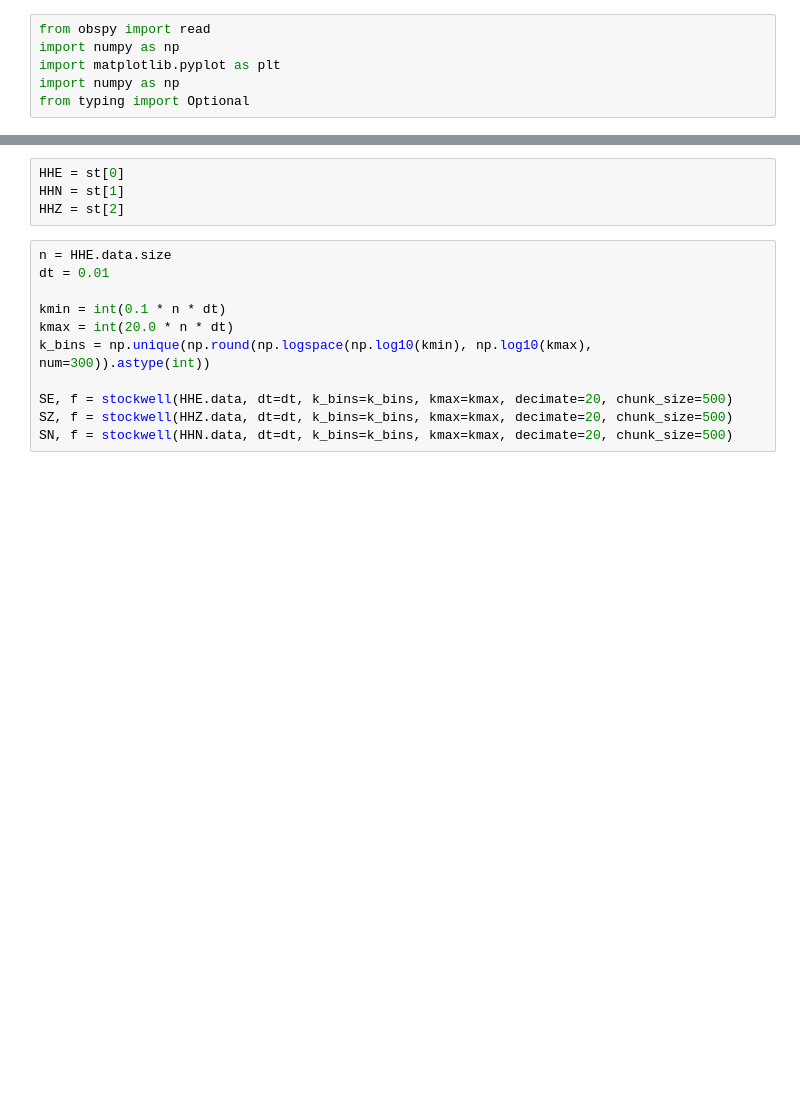
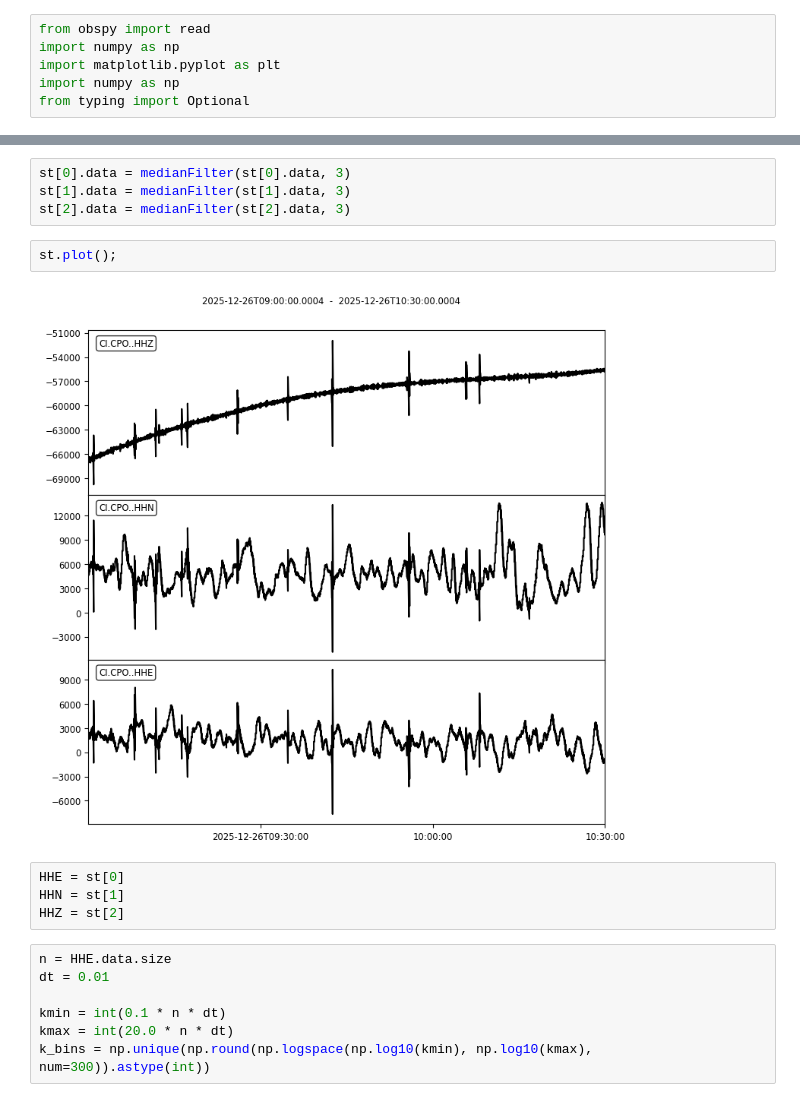
Before and after one commit to twdavisx/Stockwell, a Jupyter notebook: datacollection/HVSTR.ipynb, the cells around one changed output, grey strips where cells are left out. Cells and saved outputs as stored; diff of their text form; blank space fills up the shorter version.

```diff
--- a/datacollection/HVSTR.ipynb
+++ b/datacollection/HVSTR.ipynb
@@ -119,3 +145,11 @@ def stockwell(
+# %%
+st[0].data = medianFilter(st[0].data, 3)
+st[1].data = medianFilter(st[1].data, 3)
+st[2].data = medianFilter(st[2].data, 3)
+# %%
+st.plot();
+# %% [output]
+[figure, added]
 # %%
 HHE = st[0]
 HHN = st[1]
@@ -127,7 +161,3 @@ dt = 0.01
 kmin = int(0.1 * n * dt)
 kmax = int(20.0 * n * dt)
 k_bins = np.unique(np.round(np.logspace(np.log10(kmin), np.log10(kmax), num=300)).astype(int))
-
-SE, f = stockwell(HHE.data, dt=dt, k_bins=k_bins, kmax=kmax, decimate=20, chunk_size=500)
-SZ, f = stockwell(HHZ.data, dt=dt, k_bins=k_bins, kmax=kmax, decimate=20, chunk_size=500)
-SN, f = stockwell(HHN.data, dt=dt, k_bins=k_bins, kmax=kmax, decimate=20, chunk_size=500)
```
Also changed, not shown: parts of 9 cells of this notebook, 3 other files.
